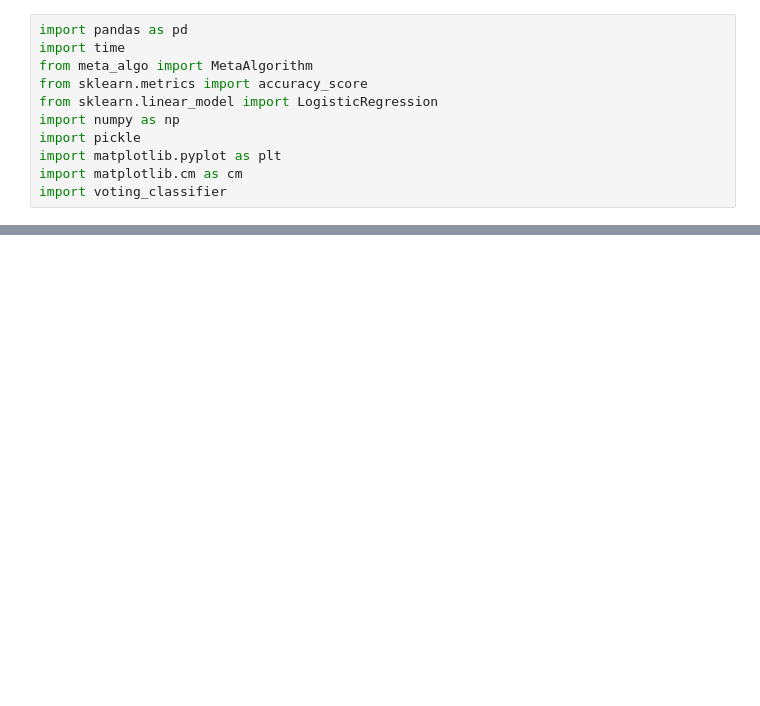
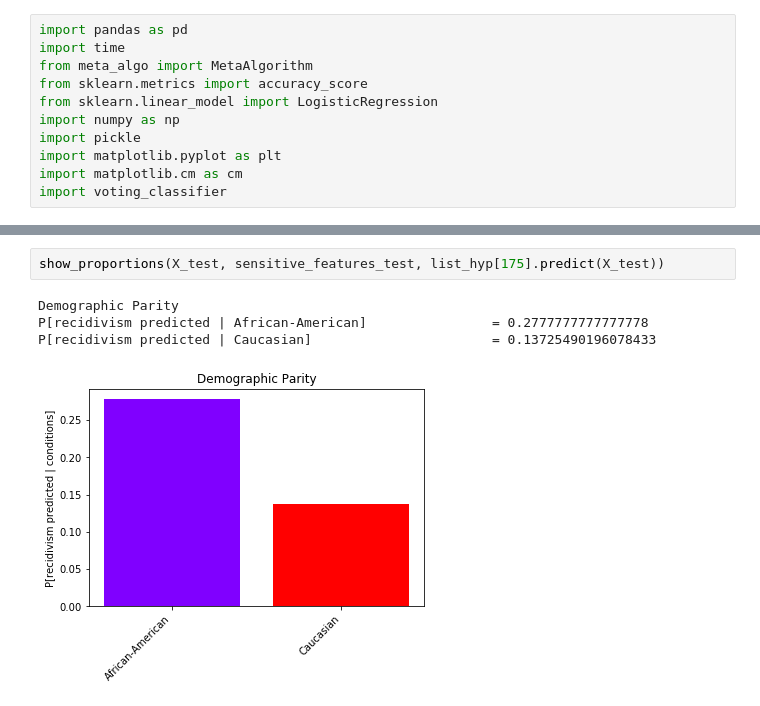
Before and after one commit to samuel-deng/Ensuring-Fairness-Beyond-the-Training-Data, a Jupyter notebook: algorithms/Part2_MetaAlgo/evaluate_fairness.ipynb, the cells around one changed output, grey strips where cells are left out. Cells and saved outputs as stored; diff of their text form; blank space fills up the shorter version.

```diff
--- a/algorithms/Part2_MetaAlgo/evaluate_fairness.ipynb
+++ b/algorithms/Part2_MetaAlgo/evaluate_fairness.ipynb
@@ -148,0 +147,7 @@ P[recidivism predicted | Caucasian]                       = 0.16176470588235295
+# %%
+show_proportions(X_test, sensitive_features_test, list_hyp[175].predict(X_test))
+# %% [output]
+Demographic Parity
+P[recidivism predicted | African-American]                = 0.2777777777777778
+P[recidivism predicted | Caucasian]                       = 0.13725490196078433
+[figure, added]
```
Also changed, not shown: parts of 14 cells of this notebook, 5 other files.
